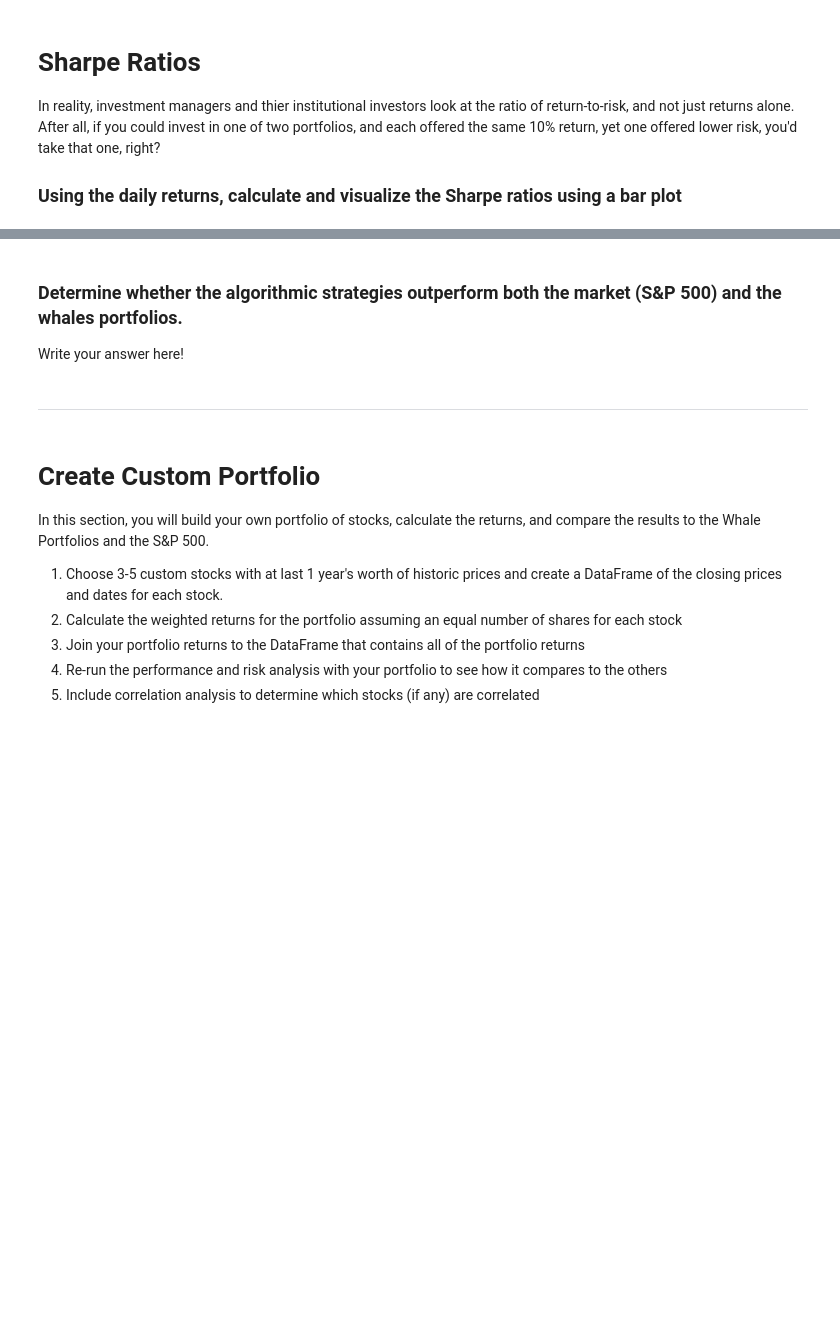
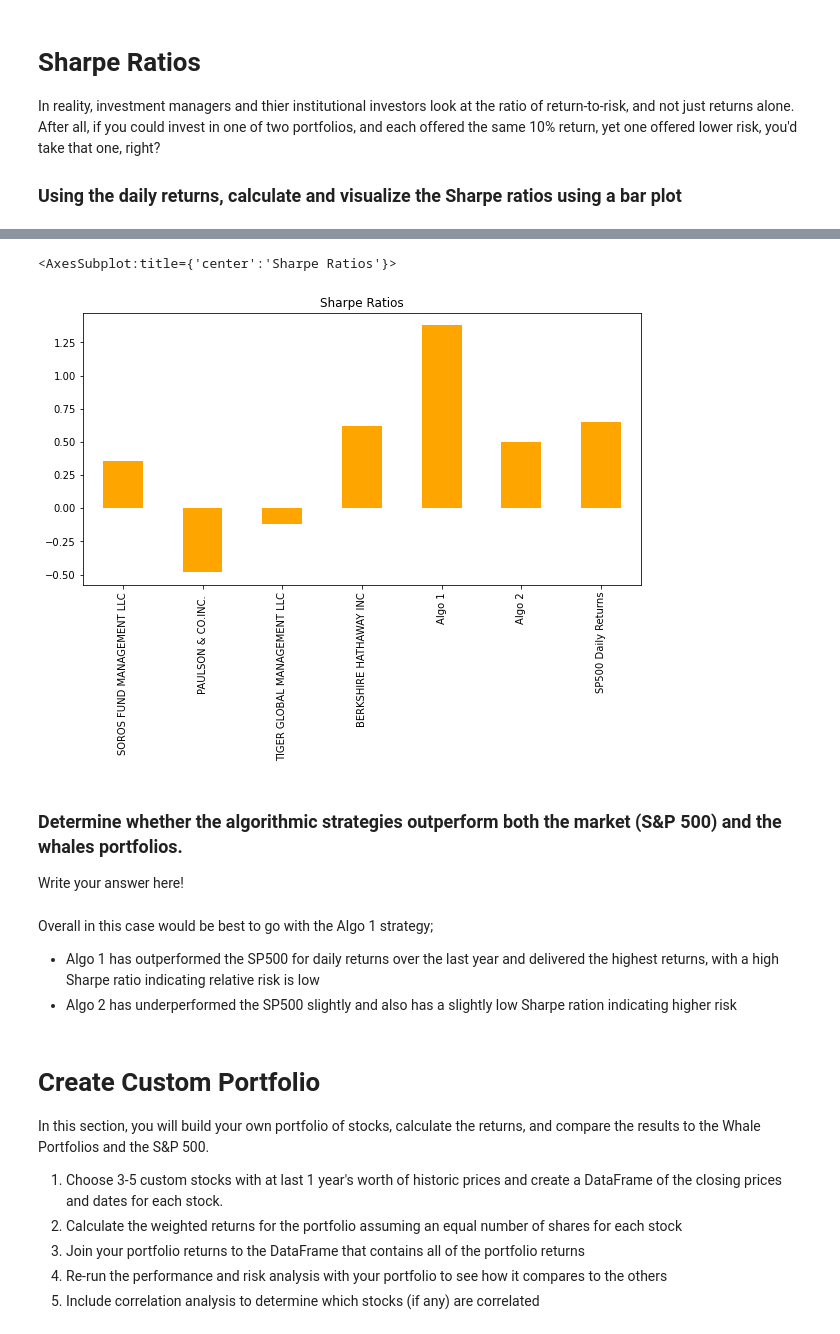
Before and after one commit to mikerae1/Financial_Portfolio_Performance, a Jupyter notebook: homework/Starter_Code/whale_analysis.ipynb, the cells around one changed output, grey strips where cells are left out. Drawn from its saved outputs; the diff is of its cells as text; code cells hidden in the pictures; blank space fills up the shorter version.

```diff
--- a/whale_analysis.ipynb
+++ b/homework/Starter_Code/whale_analysis.ipynb
@@ -455,0 +477,4 @@ In reality, investment managers and thier institutional investors look at the ra
+# %%
+# Annualized Sharpe Ratios
+sharpe_ratios = (combined_df.mean() * 252) / (combined_df.std() * np.sqrt(252))
+sharpe_ratios
@@ -456,11 +490,17 @@ In reality, investment managers and thier institutional investors look at the ra
 # %%
 # Visualize the sharpe ratios as a bar plot
+sharpe_ratios.plot.bar(figsize=(10,5), title = "Sharpe Ratios", color='orange')
+# %% [output]
+<AxesSubplot:title={'center':'Sharpe Ratios'}>
+[figure, added]
 # %% [markdown]
 ### Determine whether the algorithmic strategies outperform both the market (S&P 500) and the whales portfolios.
 
 Write your answer here!
-# %% [markdown]
----
+# %% [markdown]
+Overall in this case would be best to go with the Algo 1 strategy;
+- Algo 1 has outperformed the SP500 for daily returns over the last year and delivered the highest returns, with a high Sharpe ratio indicating relative risk is low
+- Algo 2 has underperformed the SP500 slightly and also has a slightly low Sharpe ration indicating higher risk
 # %% [markdown]
 # Create Custom Portfolio
 
```
Also changed, not shown: parts of 8 cells of this notebook, 12 other files.
